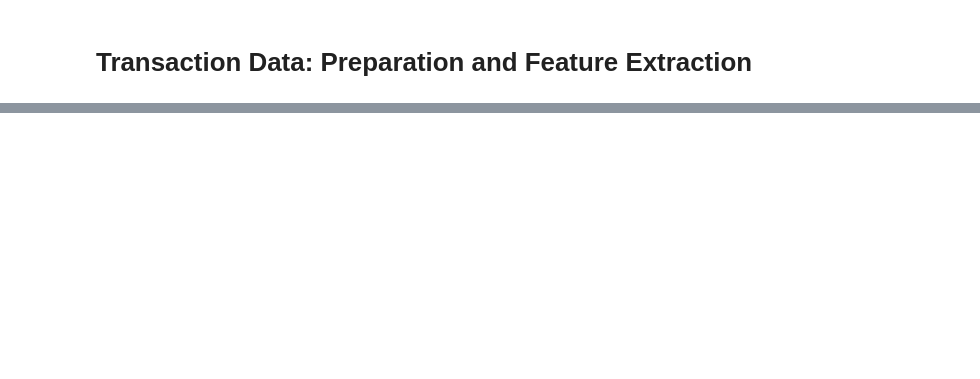
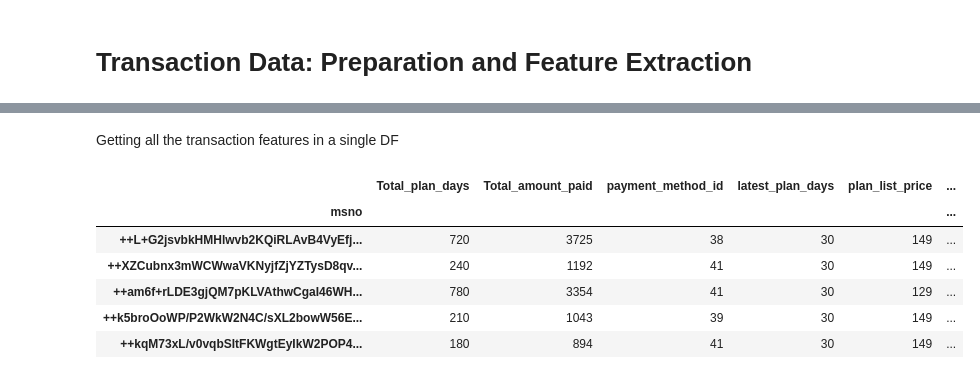
Before and after one commit to ajolson89/W207Fall2018Final, a Jupyter notebook: W207_FinalProj_DataPrep_BaselineSub_KennedyKhannaOlson.ipynb, the cells around one changed output, grey strips where cells are left out. Saved outputs shown, nothing was run; the diff lists cells and outputs as text; code cells hidden in the pictures; blank space fills up the shorter version.

```diff
--- a/W207_FinalProj_DataPrep_BaselineSub_KennedyKhannaOlson.ipynb
+++ b/W207_FinalProj_DataPrep_BaselineSub_KennedyKhannaOlson.ipynb
@@ -117,0 +186,8 @@ features_all = features_all.join(<GAURAV INSERT YOUR DATAFRAME HERE>, how='inner
+# %%
+# Features: Total_plan_days, Total_amount_paid
+transactions_features = (transactions_gb
+    .agg({'payment_plan_days':'sum', 'actual_amount_paid':'sum' })
+    .rename(columns={'payment_plan_days': 'Total_plan_days', 'actual_amount_paid': 'Total_amount_paid',})
+          )
+# Test
+# transactions_features.head()
@@ -117,0 +225,16 @@ features_all = features_all.join(<GAURAV INSERT YOUR DATAFRAME HERE>, how='inner
+# %% [markdown]
+Getting all the transaction features in a single DF
+# %%
+# Get all transaction features in a single DF
+transactions_features = transactions_features.join(latest_transaction_gb, how = 'inner')
+
+# Test
+transactions_features.head()
+# %% [output]
+|  | Total_plan_days | Total_amount_paid | payment_method_id | latest_plan_days | plan_list_price | ... |
+| msno |  |  |  |  |  | ... |
+| ++L+G2jsvbkHMHlwvb2KQiRLAvB4VyEfj... | 720 | 3725 | 38 | 30 | 149 | ... |
+| ++XZCubnx3mWCWwaVKNyjfZjYZTysD8qv... | 240 | 1192 | 41 | 30 | 149 | ... |
+| ++am6f+rLDE3gjQM7pKLVAthwCgaI46WH... | 780 | 3354 | 41 | 30 | 129 | ... |
+| ++k5broOoWP/P2WkW2N4C/sXL2bowW56E... | 210 | 1043 | 39 | 30 | 149 | ... |
+| ++kqM73xL/v0vqbSItFKWgtEyIkW2POP4... | 180 | 894 | 41 | 30 | 149 | ... |
```
Also changed, not shown: parts of 19 cells of this notebook.
